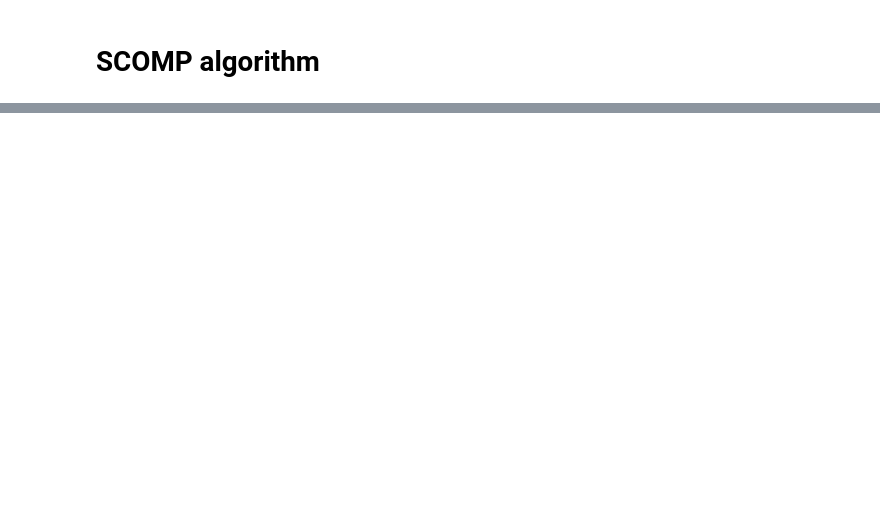
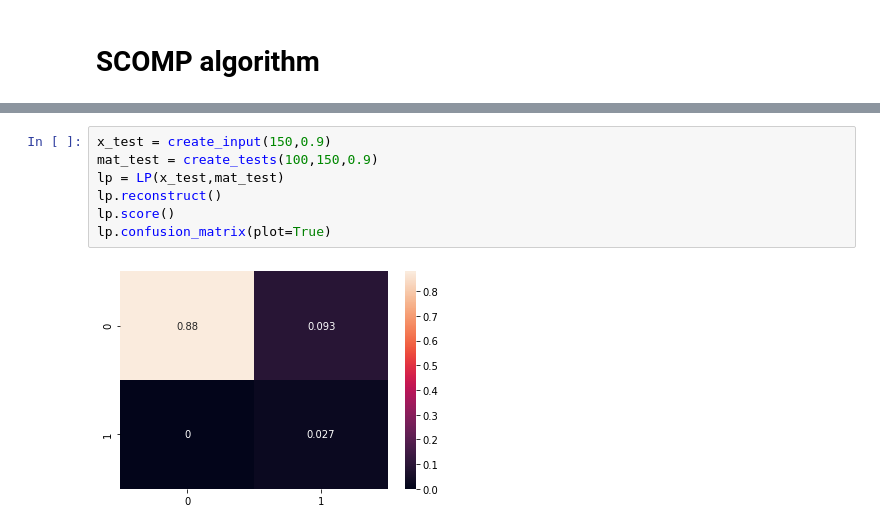
Before and after one commit to LinusBleistein/Group-testing-with-knowledge, a Jupyter notebook: Tests.ipynb, the cells around one changed output, grey strips where cells are left out. Drawn from its saved outputs; the diff is of its cells as text; blank space fills up the shorter version.

```diff
--- a/Tests.ipynb
+++ b/Tests.ipynb
@@ -366,0 +577,9 @@ class SCOMP:
+# %%
+x_test = create_input(150,0.9)
+mat_test = create_tests(100,150,0.9)
+lp = LP(x_test,mat_test)
+lp.reconstruct()
+lp.score()
+lp.confusion_matrix(plot=True)
+# %% [output]
+[figure, added]
```
Also changed, not shown: parts of 15 cells of this notebook, 3 other files.
